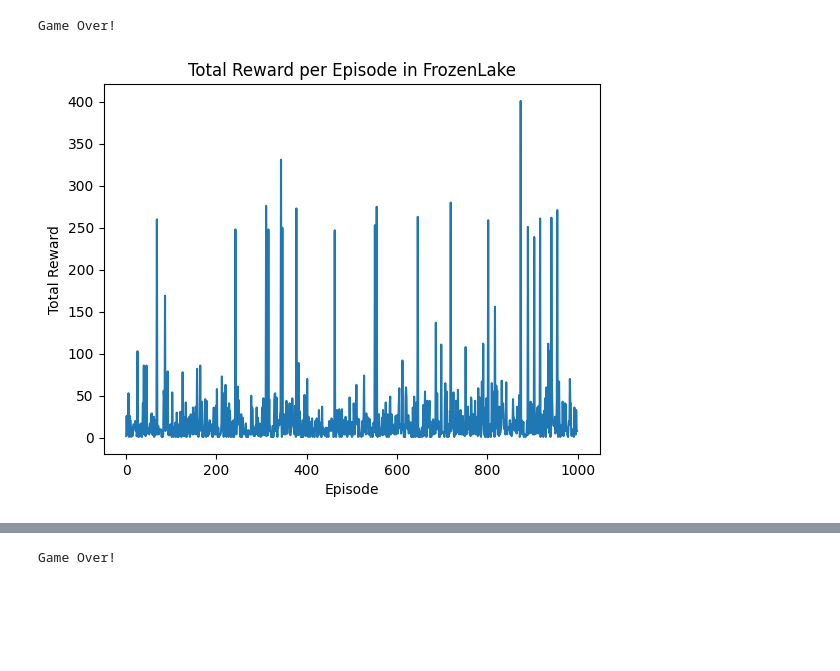
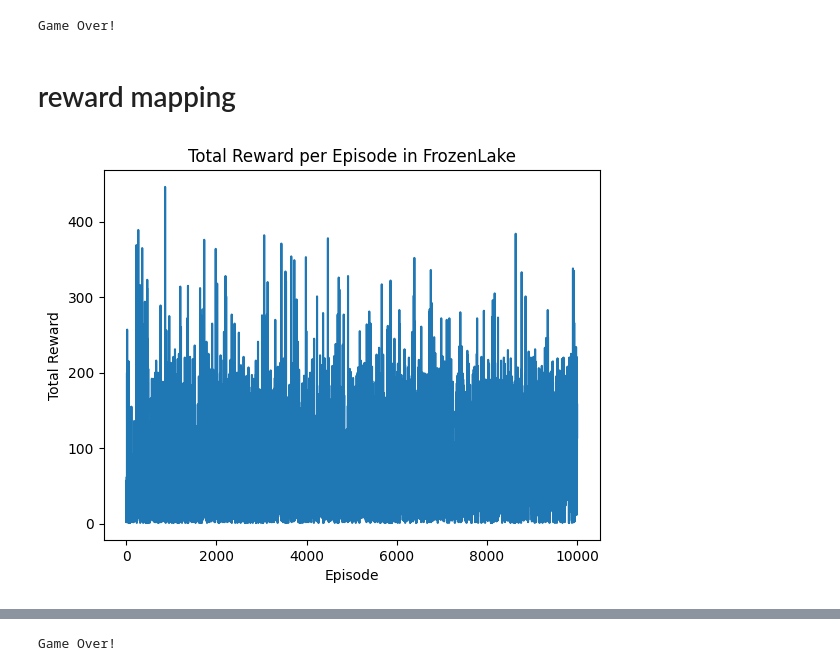
Before and after one commit to Apollo1840/Reinforcement-Learning-Tech, a Jupyter notebook: SARSA_simple.ipynb, the cells around one changed output, grey strips where cells are left out. Saved outputs shown, nothing was run; the diff lists cells and outputs as text; code cells hidden in the pictures; blank space fills up the shorter version.

```diff
--- a/SARSA_simple.ipynb
+++ b/SARSA_simple.ipynb
@@ -39,6 +30,8 @@ play.showcase()
 Game Over!
 # %%
 play.run(num_episodes=10)
+# %% [markdown]
+# reward mapping
 # %%
 def reward_mapping(next_state, reward, done, *args, **kwargs):
     # print("from, ns", reward, next_state)
@@ -56,6 +49,6 @@ env = FrozenLakeEnvJP(is_slippery=True)
 strategy = SARSA(env, exploration_rate=0.5, learning_rate=0.7)
 play = Play(env, strategy, reward_mapping=reward_mapping)
 # %%
-total_rewards = play.run(num_episodes=1000, is_render=False, verbose=False)
+total_rewards = play.run(num_episodes=10000, is_render=False, verbose=False)
 # %% [output]
-[figure, old version]
+[figure, new version]
```
Also changed, not shown: parts of 5 cells of this notebook, 3 other files.
